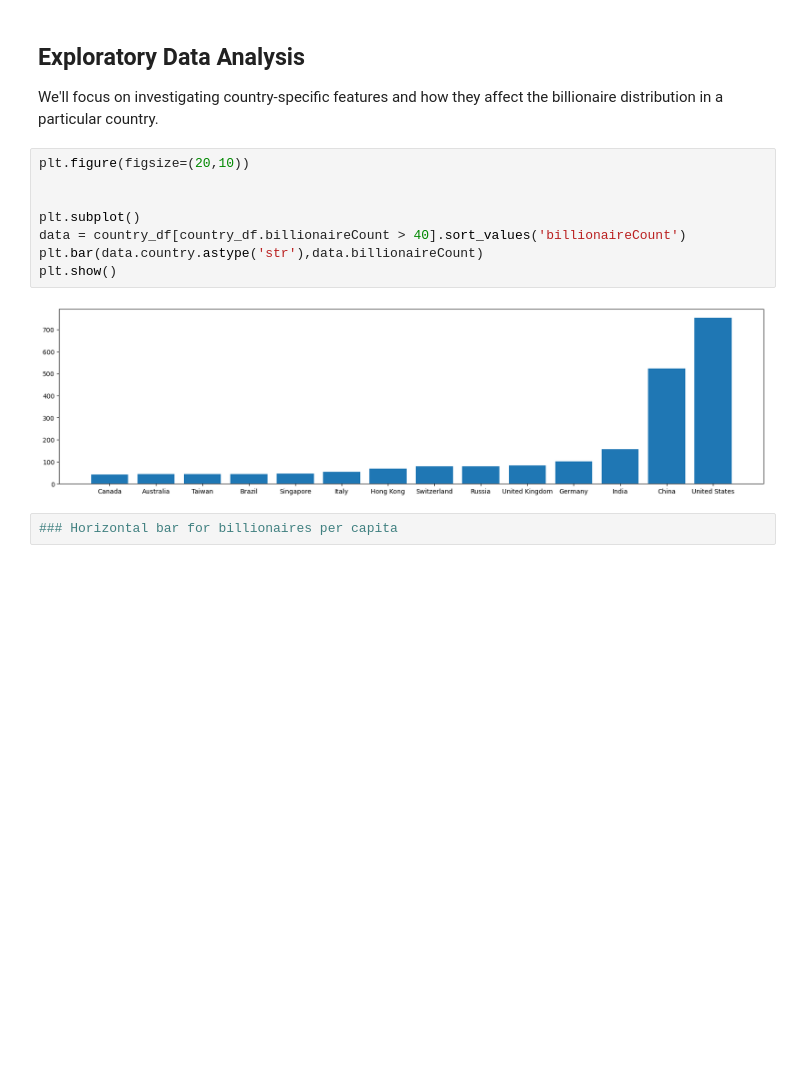
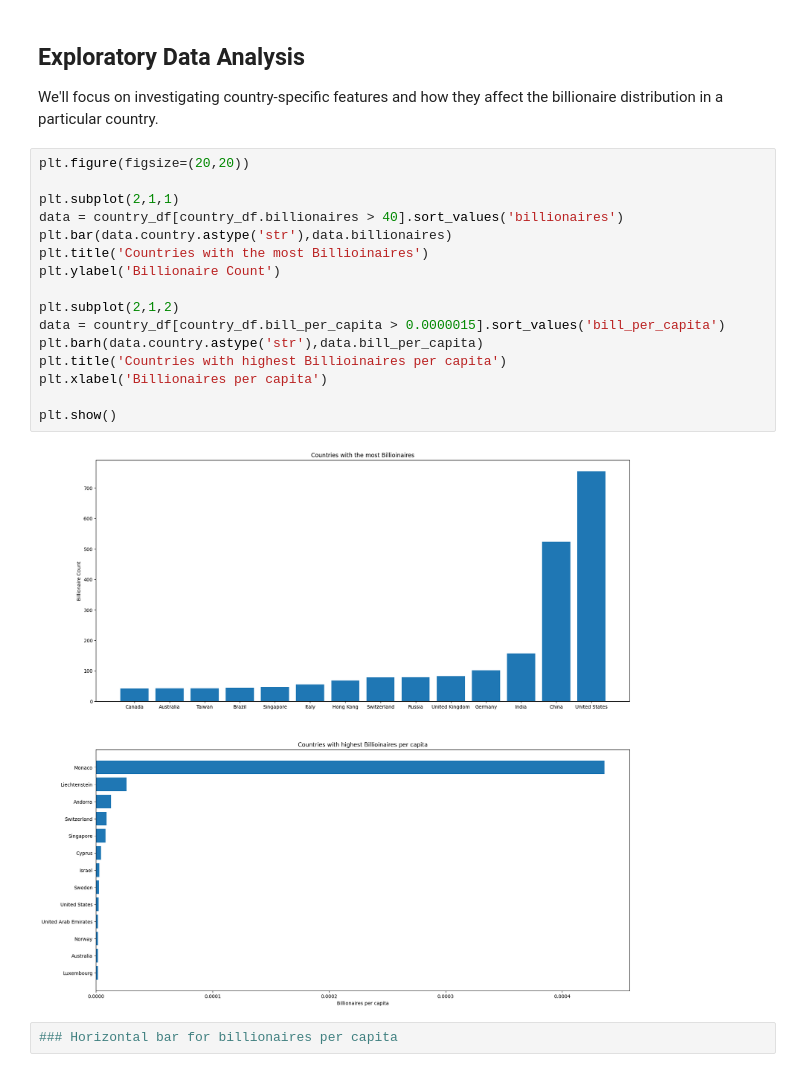
Before and after one commit to cyrilmichino/billionaire-statistical-analysis, a Jupyter notebook: notebook.ipynb, the cells around one changed output. Saved outputs shown, nothing was run; the diff lists cells and outputs as text; blank space fills up the shorter version.

```diff
--- a/notebook.ipynb
+++ b/notebook.ipynb
@@ -326,16 +326,24 @@ country_df.describe()
 # %% [markdown]
 ## Exploratory Data Analysis
 We'll focus on investigating country-specific features and how they affect the billionaire distribution in a particular country.
-# %%
-plt.figure(figsize=(20,10))
-
-
-plt.subplot()
-data = country_df[country_df.billionaireCount > 40].sort_values('billionaireCount')
-plt.bar(data.country.astype('str'),data.billionaireCount)
-plt.show()
-# %% [output]
-[figure, removed]
+# %%
+plt.figure(figsize=(20,20))
+
+plt.subplot(2,1,1)
+data = country_df[country_df.billionaires > 40].sort_values('billionaires')
+plt.bar(data.country.astype('str'),data.billionaires)
+plt.title('Countries with the most Billioinaires')
+plt.ylabel('Billionaire Count')
+
+plt.subplot(2,1,2)
+data = country_df[country_df.bill_per_capita > 0.0000015].sort_values('bill_per_capita')
+plt.barh(data.country.astype('str'),data.bill_per_capita)
+plt.title('Countries with highest Billioinaires per capita')
+plt.xlabel('Billionaires per capita')
+
+plt.show()
+# %% [output]
+[figure, added]
 # %%
 ### Horizontal bar for billionaires per capita
 # %%
```
Also changed, not shown: parts of 1 cell of this notebook.
